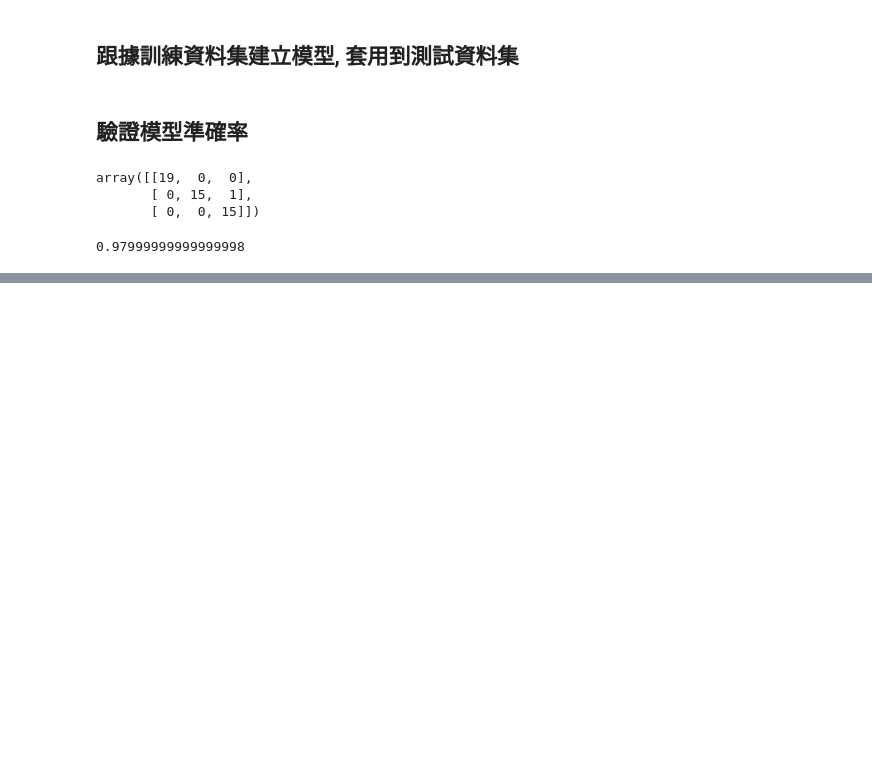
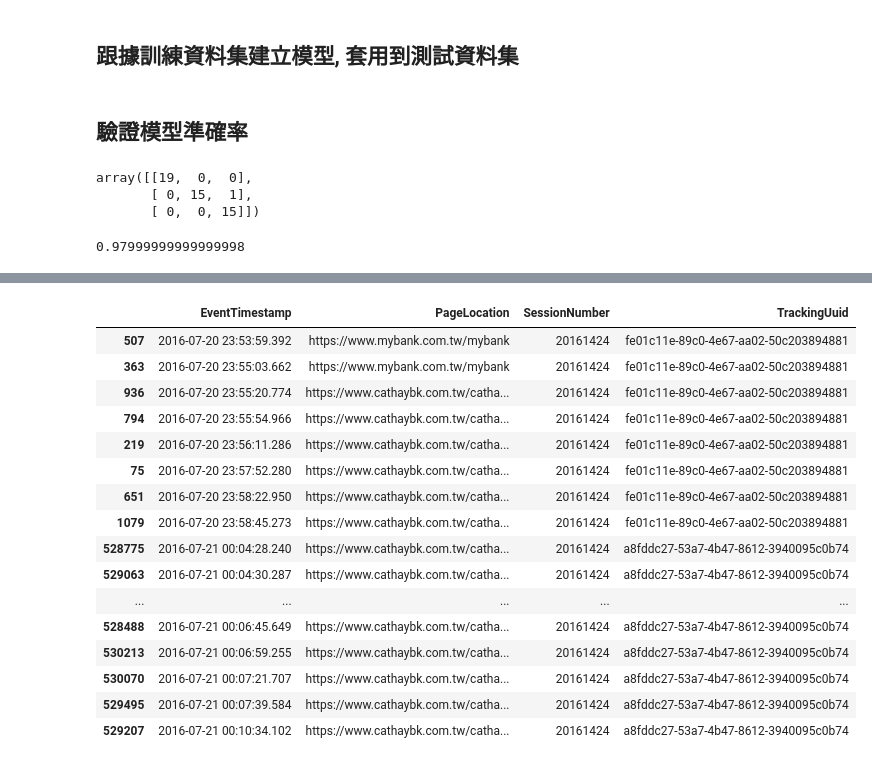
Before and after one commit to ywchiu/cathaybkpython, a Jupyter notebook: 20160929Demo.ipynb, the cells around one changed output, grey strips where cells are left out. Saved outputs shown, nothing was run; the diff lists cells and outputs as text; code cells hidden in the pictures; blank space fills up the shorter version.

```diff
--- a/20160929Demo.ipynb
+++ b/20160929Demo.ipynb
@@ -160,0 +163,3 @@ accuracy_score(predicted, y_test)
+# %%
+import pandas
+pageview = pandas.read_hdf('pageview0720_0730.h5')
@@ -160,0 +175,22 @@ accuracy_score(predicted, y_test)
+# %%
+import pandas
+pandas.set_option('display.max_colwidth', 1000)
+pageview[pageview.SessionNumber == 20161424].sort_values('EventTimestamp')
+# %% [output]
+|  | EventTimestamp | PageLocation | SessionNumber | TrackingUuid |
+| 507 | 2016-07-20 23:53:59.392 | https://www.mybank.com.tw/mybank | 20161424 | fe01c11e-89c0-4e67-aa02-50c203894881 |
+| 363 | 2016-07-20 23:55:03.662 | https://www.mybank.com.tw/mybank | 20161424 | fe01c11e-89c0-4e67-aa02-50c203894881 |
+| 936 | 2016-07-20 23:55:20.774 | https://www.cathaybk.com.tw/catha... | 20161424 | fe01c11e-89c0-4e67-aa02-50c203894881 |
+| 794 | 2016-07-20 23:55:54.966 | https://www.cathaybk.com.tw/catha... | 20161424 | fe01c11e-89c0-4e67-aa02-50c203894881 |
+| 219 | 2016-07-20 23:56:11.286 | https://www.cathaybk.com.tw/catha... | 20161424 | fe01c11e-89c0-4e67-aa02-50c203894881 |
+| 75 | 2016-07-20 23:57:52.280 | https://www.cathaybk.com.tw/catha... | 20161424 | fe01c11e-89c0-4e67-aa02-50c203894881 |
+| 651 | 2016-07-20 23:58:22.950 | https://www.cathaybk.com.tw/catha... | 20161424 | fe01c11e-89c0-4e67-aa02-50c203894881 |
+| 1079 | 2016-07-20 23:58:45.273 | https://www.cathaybk.com.tw/catha... | 20161424 | fe01c11e-89c0-4e67-aa02-50c203894881 |
+| 528775 | 2016-07-21 00:04:28.240 | https://www.cathaybk.com.tw/catha... | 20161424 | a8fddc27-53a7-4b47-8612-3940095c0b74 |
+| 529063 | 2016-07-21 00:04:30.287 | https://www.cathaybk.com.tw/catha... | 20161424 | a8fddc27-53a7-4b47-8612-3940095c0b74 |
+| ... | ... | ... | ... | ... |
+| 528488 | 2016-07-21 00:06:45.649 | https://www.cathaybk.com.tw/catha... | 20161424 | a8fddc27-53a7-4b47-8612-3940095c0b74 |
+| 530213 | 2016-07-21 00:06:59.255 | https://www.cathaybk.com.tw/catha... | 20161424 | a8fddc27-53a7-4b47-8612-3940095c0b74 |
+| 530070 | 2016-07-21 00:07:21.707 | https://www.cathaybk.com.tw/catha... | 20161424 | a8fddc27-53a7-4b47-8612-3940095c0b74 |
+| 529495 | 2016-07-21 00:07:39.584 | https://www.cathaybk.com.tw/catha... | 20161424 | a8fddc27-53a7-4b47-8612-3940095c0b74 |
+| 529207 | 2016-07-21 00:10:34.102 | https://www.cathaybk.com.tw/catha... | 20161424 | a8fddc27-53a7-4b47-8612-3940095c0b74 |
```
Also changed, not shown: parts of 2 cells of this notebook.
